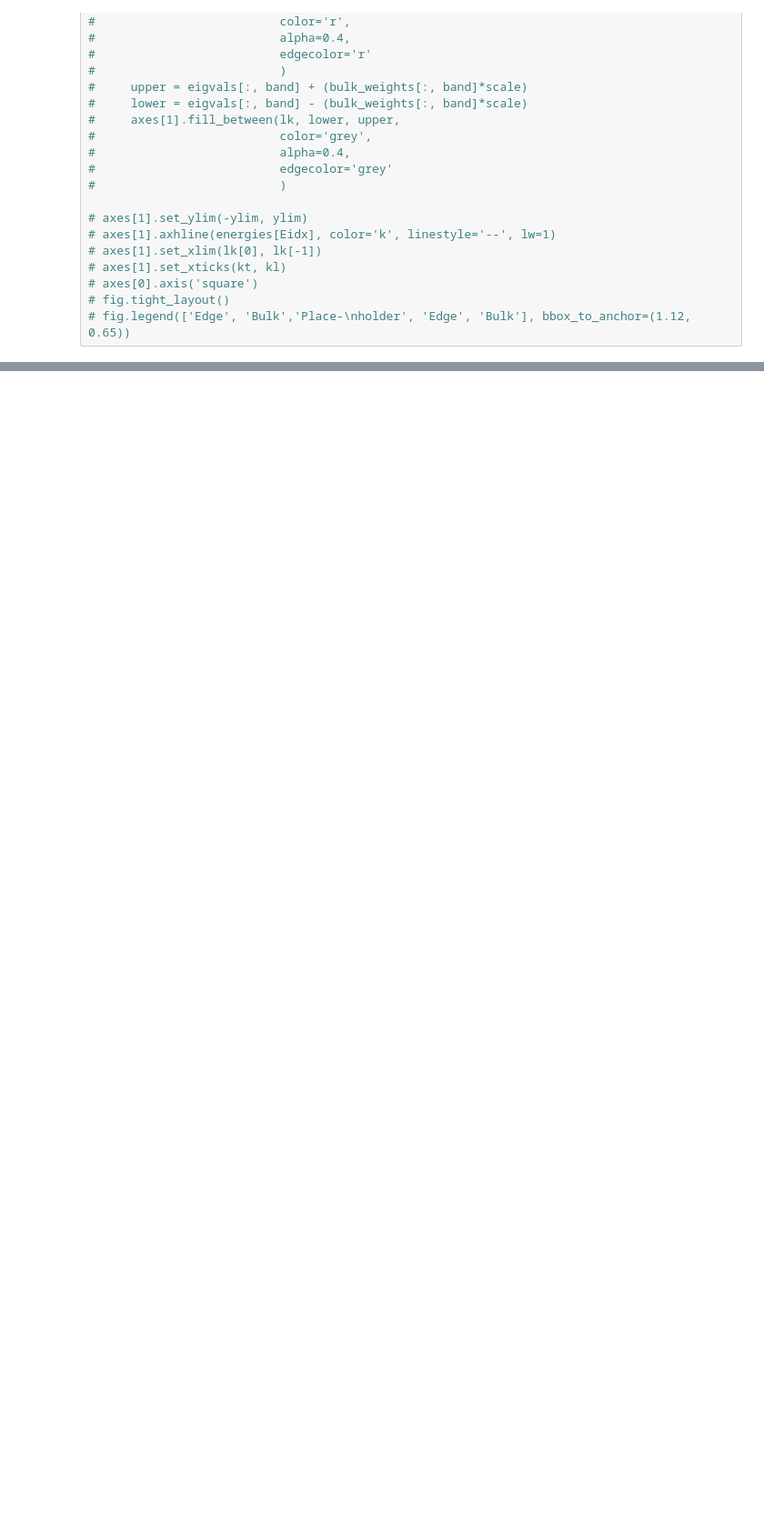
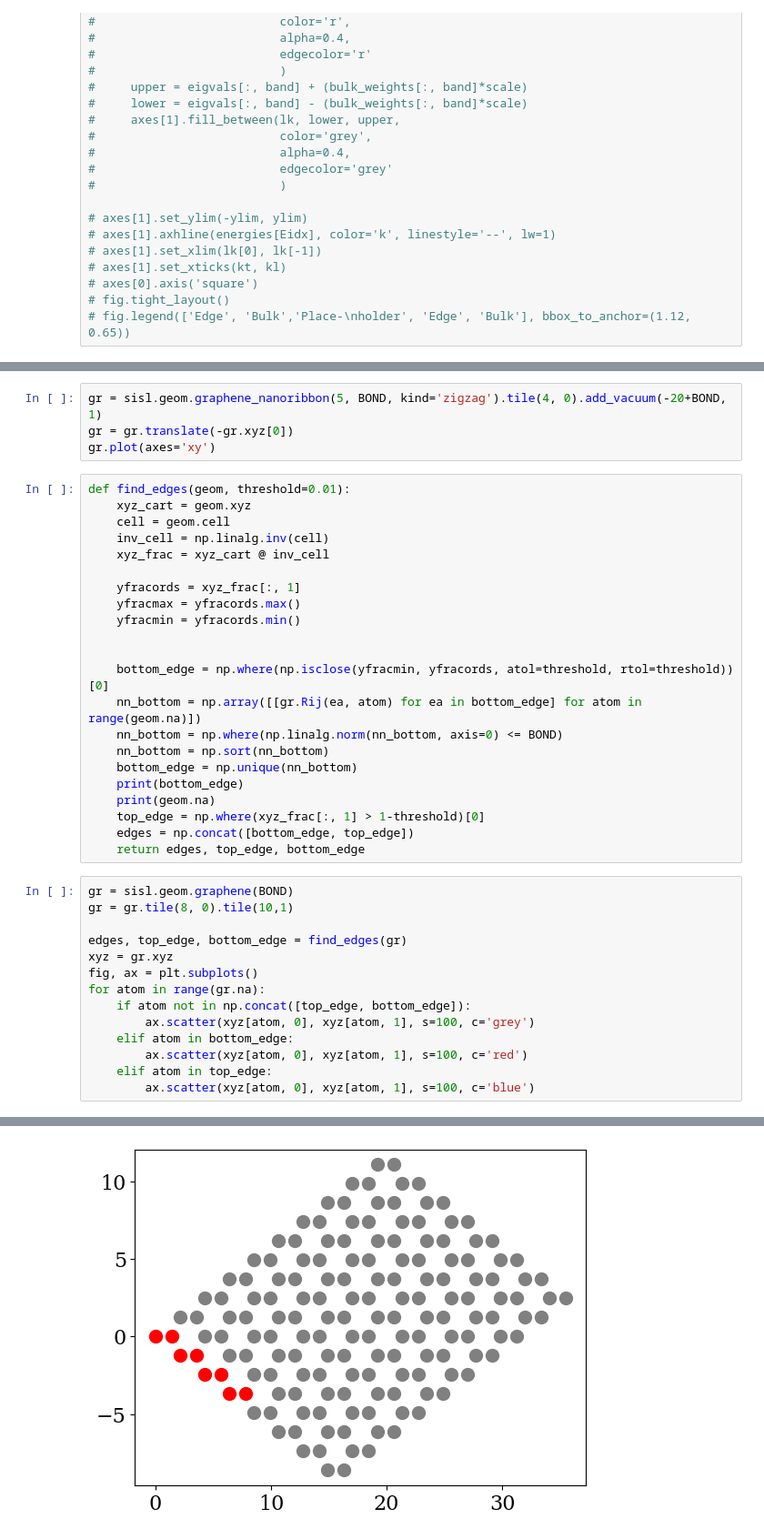
Before and after one commit to BastianValhoj/QTM-ML, a Jupyter notebook: scripts/show_fatbands_gnr.ipynb, the cells around one changed output, grey strips where cells are left out. Shown at 91% size. Cells and saved outputs as stored; diff of their text form; blank space fills up the shorter version.

Commit message:
progess on bands and edge states

```diff
--- a/scripts/show_fatbands_gnr.ipynb
+++ b/scripts/show_fatbands_gnr.ipynb
@@ -264,0 +308,41 @@ second calc done
+# %%
+gr = sisl.geom.graphene_nanoribbon(5, BOND, kind='zigzag').tile(4, 0).add_vacuum(-20+BOND, 1)
+gr = gr.translate(-gr.xyz[0])
+gr.plot(axes='xy')
+# %%
+def find_edges(geom, threshold=0.01):
+    xyz_cart = geom.xyz
+    cell = geom.cell
+    inv_cell = np.linalg.inv(cell)
+    xyz_frac = xyz_cart @ inv_cell
+
+    yfracords = xyz_frac[:, 1]
+    yfracmax = yfracords.max()
+    yfracmin = yfracords.min()
+
+
+    bottom_edge = np.where(np.isclose(yfracmin, yfracords, atol=threshold, rtol=threshold))[0]
+    nn_bottom = np.array([[gr.Rij(ea, atom) for ea in bottom_edge] for atom in range(geom.na)])
+    nn_bottom = np.where(np.linalg.norm(nn_bottom, axis=0) <= BOND)
+    nn_bottom = np.sort(nn_bottom)
+    bottom_edge = np.unique(nn_bottom)
+    print(bottom_edge)
+    print(geom.na)
+    top_edge = np.where(xyz_frac[:, 1] > 1-threshold)[0]
+    edges = np.concat([bottom_edge, top_edge])
+    return edges, top_edge, bottom_edge
+# %%
+gr = sisl.geom.graphene(BOND)
+gr = gr.tile(8, 0).tile(10,1)
+
+edges, top_edge, bottom_edge = find_edges(gr)
+xyz = gr.xyz
+fig, ax = plt.subplots()
+for atom in range(gr.na):
+    if atom not in np.concat([top_edge, bottom_edge]):
+        ax.scatter(xyz[atom, 0], xyz[atom, 1], s=100, c='grey')
+    elif atom in bottom_edge:
+        ax.scatter(xyz[atom, 0], xyz[atom, 1], s=100, c='red')
+    elif atom in top_edge:
+        ax.scatter(xyz[atom, 0], xyz[atom, 1], s=100, c='blue')
+# %% [output]
@@ -264,0 +351 @@ second calc done
+[figure, added]
```
Also changed, not shown: parts of 10 cells of this notebook, 4 other files.
